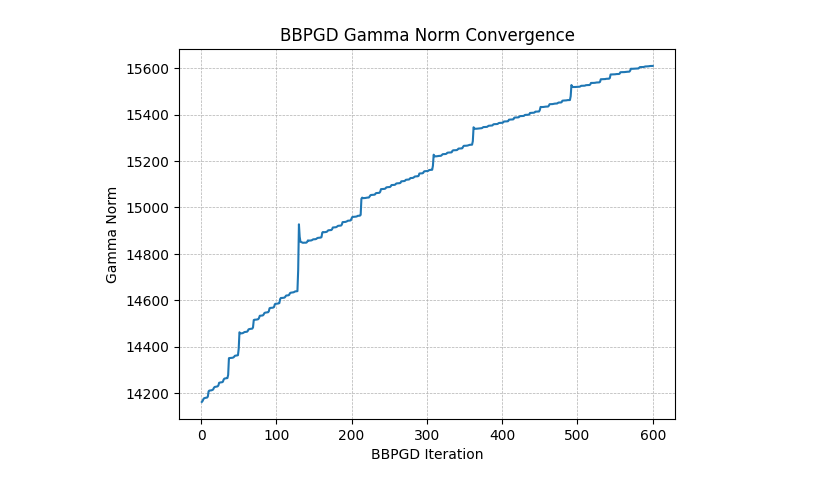
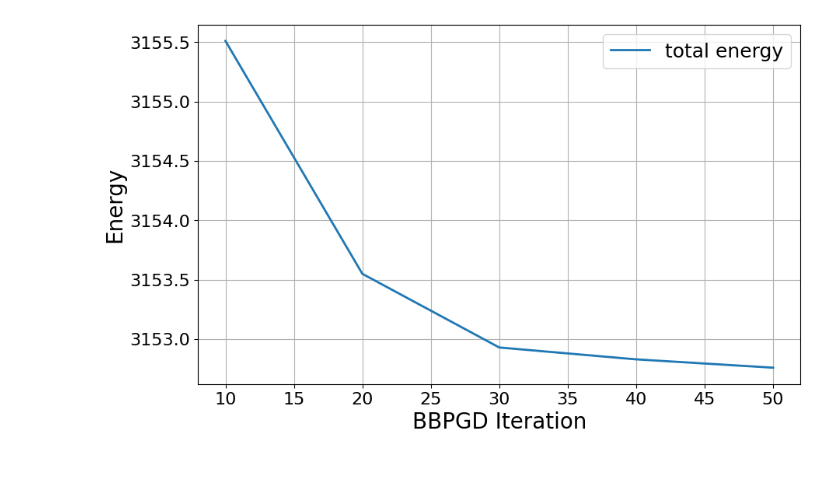
Before and after one commit to ManuelLerchner/ProliferatingCellCollectives-IDP, a Jupyter notebook: analysis/plot_bbgdp.ipynb, the cells around one changed output. Saved outputs shown, nothing was run; the diff lists cells and outputs as text; code cells hidden in the pictures.

Commit message:
add energy logger

```diff
--- a/analysis/plot_bbgdp.ipynb
+++ b/analysis/plot_bbgdp.ipynb
@@ -50,16 +45,23 @@ plt.grid(True, which="both", ls="--", linewidth=0.5)
 # %%
-fig, ax = plt.subplots(1, 1)
+fig, ax = plt.subplots(figsize=(10, 6))
 
 
-plt.plot(bbpgd_data['iteration'], bbpgd_data['gamma_norm'], label='gamma_norm')
-
-# plt.yscale('log')
-plt.xlabel('BBPGD Iteration')
-plt.ylabel('Gamma Norm')
-plt.title('BBPGD Gamma Norm Convergence')
+# plt.plot(bbpgd_data['iteration'], bbpgd_data['linear'], label='linear')
+# plt.plot(bbpgd_data['iteration'], bbpgd_data['quadratic'], label='quadratic')
+# plt.plot(bbpgd_data['iteration'], bbpgd_data['growth'], label='growth')
+plt.plot(bbpgd_data['step'], bbpgd_data['total'],
+         label='total energy', linewidth=2)
 
 
-# grid
-plt.grid(True, which="both", ls="--", linewidth=0.5)
+plt.xlabel('BBPGD Iteration', fontsize=20)
+plt.ylabel('Energy', fontsize=20)
+
+ax.tick_params(axis='y', which='both', labelsize=16)
+ax.tick_params(axis='x', labelsize=16)
+
+ax.grid(True, which="both")
+ax.legend(fontsize=18)
+
+fig.savefig('energy.png', dpi=300, bbox_inches='tight')
 # %% [output]
-[figure, old version]
+[figure, new version]
```
Also changed, not shown: parts of 3 cells of this notebook, 8 other files.
